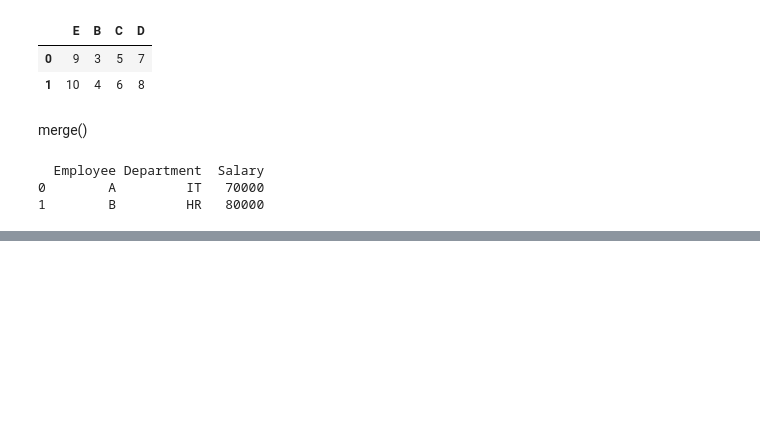
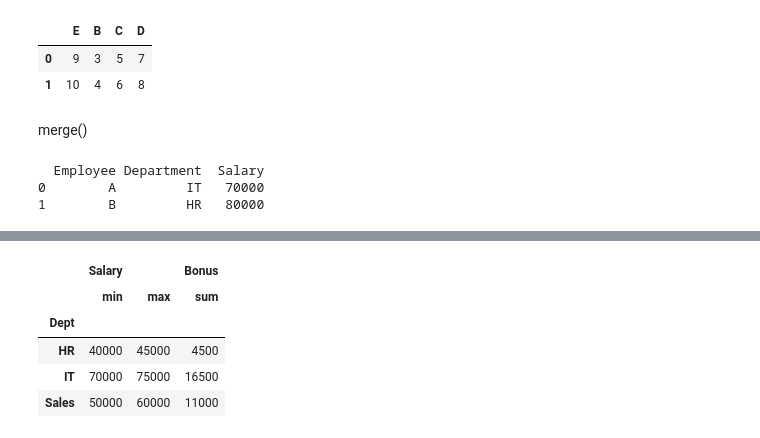
Before and after one commit to meet27153-source/Python2, a Jupyter notebook: ch1.ipynb, the cells around one changed output, grey strips where cells are left out. Drawn from its saved outputs; the diff is of its cells as text; code cells hidden in the pictures; blank space fills up the shorter version.

```diff
--- a/ch1.ipynb
+++ b/ch1.ipynb
@@ -1447,0 +1664,15 @@ print(result)
+# %%
+import pandas as pd
+df=pd.DataFrame({'Dept':['Sales','Sales','HR','HR','IT','IT'],
+                 'Salary':[50000,60000,40000,45000,70000,75000],
+                 'Bonus':[5000,6000,2000,2500,8000,8500]})
+result=df.groupby('Dept').agg({'Salary':['min','max'],
+                               'Bonus':['sum']})
+result
+# %% [output]
+|  | Salary |  | Bonus |
+|  | min | max | sum |
+| Dept |  |  |  |
+| HR | 40000 | 45000 | 4500 |
+| IT | 70000 | 75000 | 16500 |
+| Sales | 50000 | 60000 | 11000 |
```
Also changed, not shown: parts of 25 cells of this notebook, 1 other file.
